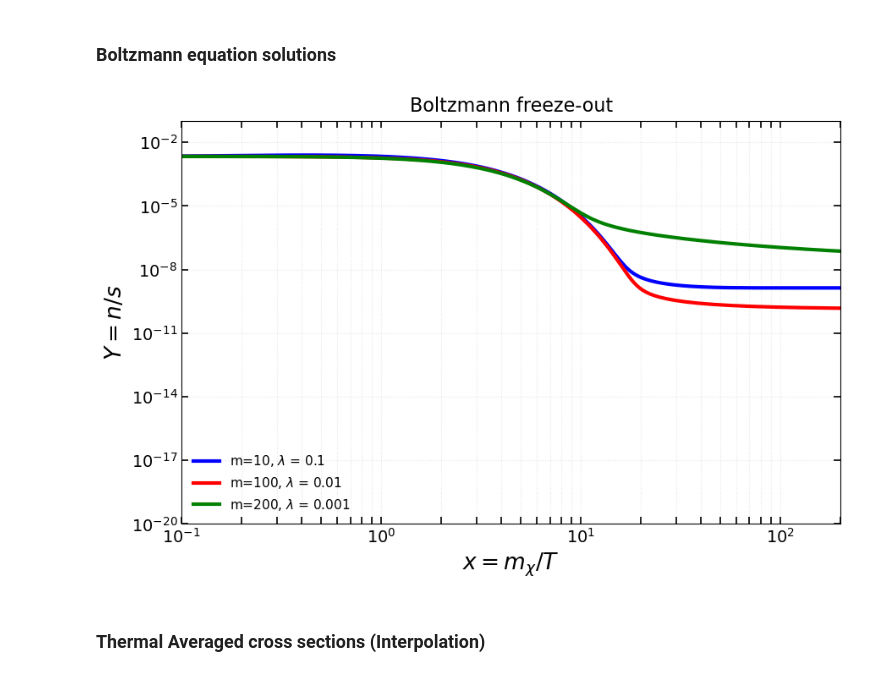
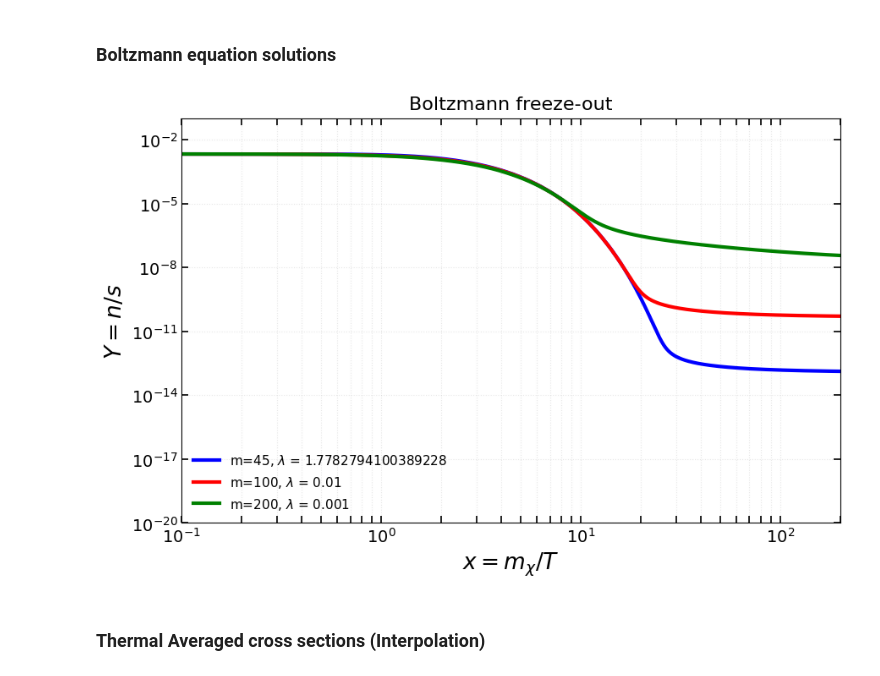
Before and after one commit to Ethan-Rodriguez-phy/Real-Scalar-Singlet-Revisited, a Jupyter notebook: Scripts/Final_RSS.ipynb, the cells around one changed output. Cells and saved outputs as stored; diff of their text form; code cells hidden in the pictures.

```diff
--- a/Scripts/Final_RSS.ipynb
+++ b/Scripts/Final_RSS.ipynb
@@ -327,8 +327,8 @@ def thermal_avg_cs(lamb: float, m_d: float, T: float) -> float:
     ]
 
     active_points = [p for p in thresholds if p > s_min]
-    opts_finite = {'limit': 200, 'epsrel': 1e-6, 'points': active_points}
-    opts_tail = {'limit': 200, 'epsrel': 1e-6}
+    opts_finite = {'limit': 200, 'epsrel': 1e-10, 'points': active_points}
+    opts_tail = {'limit': 200, 'epsrel': 1e-10}
 
     with warnings.catch_warnings():
         warnings.simplefilter("ignore")
@@ -356,7 +356,7 @@ def thermal_avg_cs(lamb: float, m_d: float, T: float) -> float:
 #INTERPOLING THERMAL AVERAGED CROSS SECTIONS
 def interpol_sigma(lamb: float, m_d: float, x_min: float, x_max: float)-> float:
     """Interpolating thermal averaged cross sections in BG statistics returning log10(sigmav(T)) taking as an argument x"""
-    T_range = np.logspace(np.log10(m_d/x_max), np.log10(m_d/x_min), 200)
+    T_range = np.logspace(np.log10(m_d/x_max), np.log10(m_d/x_min), 2000)
     vals = []
     SAFE_FLOOR = 1e-90
     for T_val in T_range:
@@ -413,7 +413,7 @@ def dYdx(x: float, Y, m_d: float,interpol_sigma):
 
 
 def sol_boltz(m_d, lamb):
-    x_ini, x_max = 0.1, 200.0
+    x_ini, x_max = 0.1, 20000.0
     sigma_interp = interpol_sigma(lamb, m_d, x_ini, x_max)
     Y0 = Y_eq(m_d,x_ini)
 
@@ -422,8 +422,8 @@ def sol_boltz(m_d, lamb):
         (x_ini, x_max),
         [Y0],
         method="Radau",
-        rtol=1e-10,
-        atol=1e-10,
+        rtol=1e-13,
+        atol=1e-20,
         args=(m_d,sigma_interp)
     )
 
@@ -1253,8 +1299,8 @@ fig.show()
 # %% [markdown]
 ### Boltzmann equation solutions
 # %%
-masses_test = [10,100,200]
-lambda_test = [0.1,0.01,0.001]
+masses_test = [45,100,200]
+lambda_test = [10**0.25,0.01,0.001]
 
 x_test0, Y_0 = sol_boltz(masses_test[0],lambda_test[0])
 x_test1, Y_1 = sol_boltz(masses_test[1],lambda_test[1])
@@ -1284,34 +1330,34 @@ ax.set_ylabel(r"$Y = n/s$", fontsize=19)
 ax.set_title(r"Boltzmann freeze-out", fontsize=16, pad=8)
 
 # Limits
 ax.set_xlim(0.1, 200)
 ax.set_ylim(1e-20, 1e-1)
 
 # Ticks: size and style
 ax.tick_params(axis="both", which="both",
                direction="in",
                length=6, width=1.2,
                labelsize=14,
                top=True, right=True)
 
 # Light grid for readability
 ax.grid(True, which="both", ls=":", alpha=0.3)
 
 # Legend
 ax.legend(loc="lower left",
           fontsize=11,
           frameon=False)
 
 # Tight layout and save for LaTeX
 fig.tight_layout()
 
 
 # Save inside Images/ for your LaTeX includegraphics
 path = r"C:\Users\eetth\OneDrive\Escritorio\uni\Real-Scalar-Singlet-Revisited\Results\safety_checks\Boltz_solutions"
 fig.savefig(path, dpi=300, bbox_inches="tight")
 plt.show()
 # %% [output]
-[figure, old version]
+[figure, new version]
 # %% [markdown]
 ### Thermal Averaged cross sections (Interpolation)
 # %%
```
Also changed, not shown: parts of 15 cells of this notebook, 5 other files.
